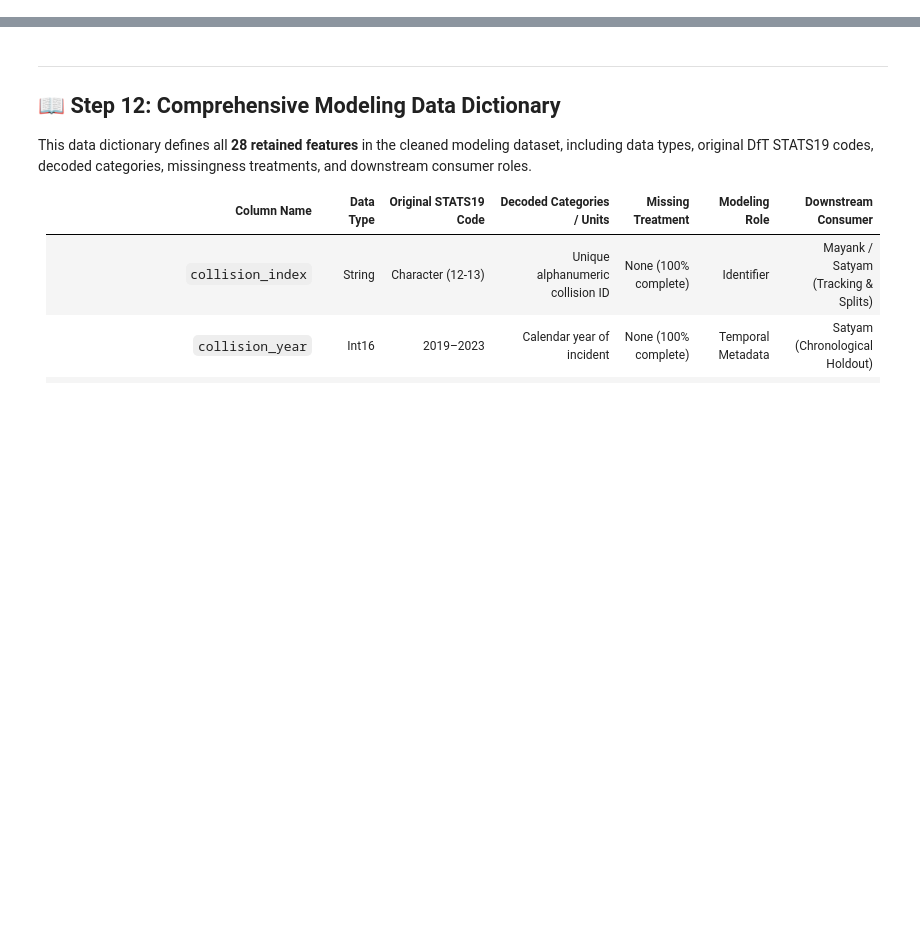
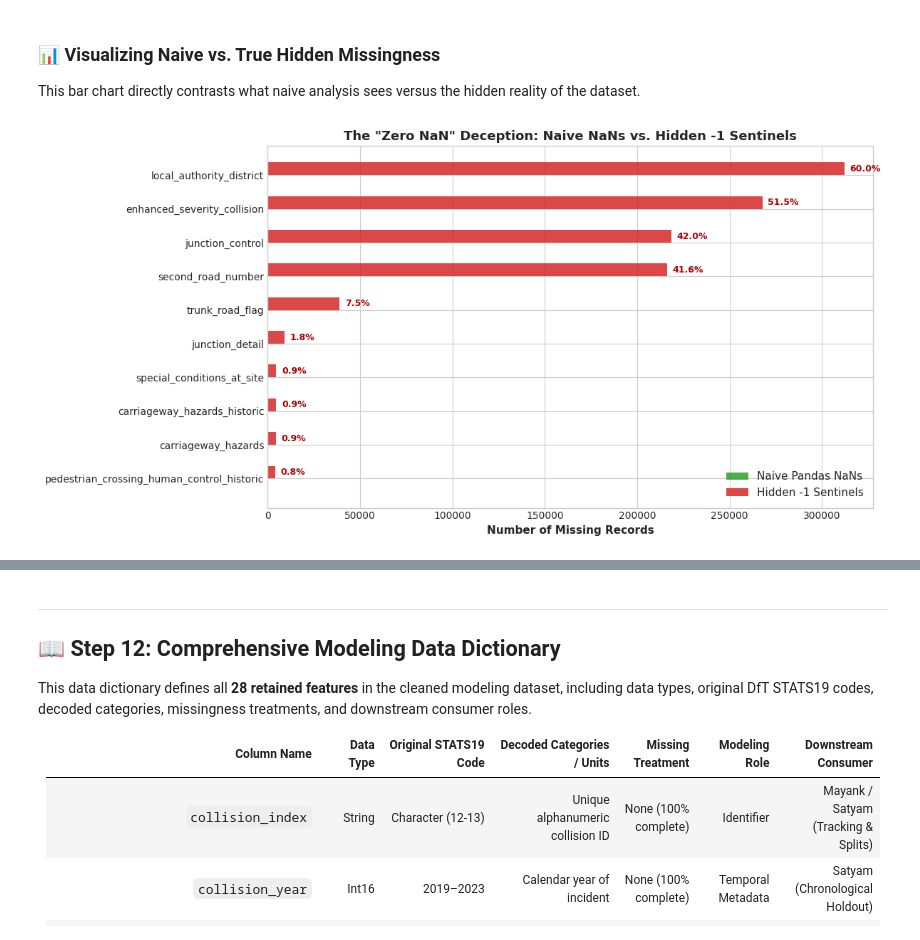
Before and after one commit to Kratos7heSpartanRage/Road-Accident-Severity-Prediction, a Jupyter notebook: 01_data_collection_validation_and_cleaning.ipynb, the cells around one changed output, grey strips where cells are left out. Saved outputs shown, nothing was run; the diff lists cells and outputs as text; code cells hidden in the pictures; blank space fills up the shorter version.

```diff
--- a/01_data_collection_validation_and_cleaning.ipynb
+++ b/01_data_collection_validation_and_cleaning.ipynb
@@ -878,0 +290,15 @@ Workspace cleanup verified: data/intermediate/ is clean and empty.
+# %%
+# 2. Forensic Scanner: Counting -1 Sentinels Across All Columns
+sentinel_neg_ones = (df_5yr == -1).sum()
+
+# Construct the comprehensive True Missingness Audit Table
+audit_df = pd.DataFrame({
+    'Naive_NaN_Count': naive_missing,
+    'Sentinel_-1_Count': sentinel_neg_ones,
+    'Total_True_Missing': naive_missing + sentinel_neg_ones
+})
+audit_df['True_Missing_Pct'] = (audit_df['Total_True_Missing'] / len(df_5yr)) * 100
+audit_top_missing = audit_df[audit_df['Total_True_Missing'] > 0].sort_values(by='Total_True_Missing', ascending=False)
+
+print("--- Forensic Audit: Top 15 Columns with True Hidden Missingness ---")
+print(audit_top_missing.head(15)[['Naive_NaN_Count', 'Sentinel_-1_Count', 'Total_True_Missing', 'True_Missing_Pct']])
@@ -878,0 +323,28 @@ Workspace cleanup verified: data/intermediate/ is clean and empty.
+# %% [markdown]
+### 📊 Visualizing Naive vs. True Hidden Missingness
+
+This bar chart directly contrasts what naive analysis sees versus the hidden reality of the dataset.
+# %%
+# Plotting Naive vs. True Hidden Missingness
+top_plot = audit_top_missing.head(10).sort_values(by='Total_True_Missing', ascending=True)
+
+fig, ax = plt.subplots(figsize=(12, 6))
+y_positions = np.arange(len(top_plot))
+bar_height = 0.38
+
+ax.barh(y_positions - bar_height/2, top_plot['Naive_NaN_Count'], height=bar_height, color='#2ca02c', label='Naive Pandas NaNs', alpha=0.85)
+ax.barh(y_positions + bar_height/2, top_plot['Sentinel_-1_Count'], height=bar_height, color='#d62728', label='Hidden -1 Sentinels', alpha=0.85)
+
+ax.set_yticks(y_positions)
+ax.set_yticklabels(top_plot.index, fontsize=10)
+ax.set_xlabel('Number of Missing Records', fontweight='bold')
+ax.set_title('The "Zero NaN" Deception: Naive NaNs vs. Hidden -1 Sentinels', fontweight='bold', fontsize=13)
+ax.legend(loc='lower right', fontsize=11)
+
+for idx, (idx_name, row) in enumerate(top_plot.iterrows()):
+    ax.text(row['Sentinel_-1_Count'] + 3000, idx + bar_height/2, f"{row['True_Missing_Pct']:.1f}%", va='center', fontsize=9, fontweight='bold', color='#a00')
+
+plt.tight_layout()
+plt.show()
+# %% [output]
+[figure, added]
```
Also changed, not shown: parts of 93 cells of this notebook, 1 other file.
